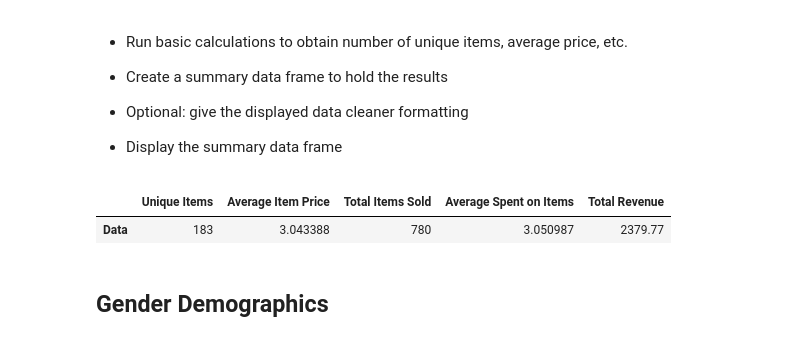
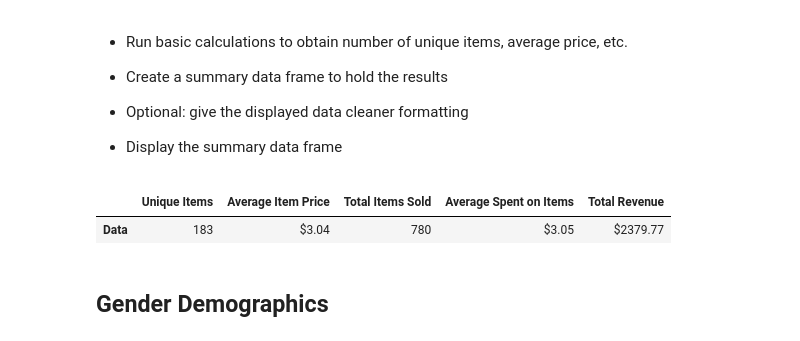
Before and after one commit to bendgame/BootCamp_hw4, a Jupyter notebook: Eric_Kleppen_hw4_Heroes_of_pymoli.ipynb, the cells around one changed output. Drawn from its saved outputs; the diff is of its cells as text; code cells hidden in the pictures.

```diff
--- a/Eric_Kleppen_hw4_Heroes_of_pymoli.ipynb
+++ b/Eric_Kleppen_hw4_Heroes_of_pymoli.ipynb
@@ -53,24 +53,24 @@ Total number of unique players: 576
 # %%
 #Create calculations and a dataframe to display the total purchases analysis
 uniqueItems = df_pd["Item ID"].nunique()
 items_sold = df_pd["Purchase ID"].count()
 totalRev = df_pd["Price"].sum()
-avgPrchs = df_pd["Price"].mean()
+avgPrchs = round(df_pd["Price"].mean(),2)
 
 #Eliminate Duplicate Items before calculating average item price
 t_item_analysis = df_pd[['Item Name', 'Price']]
 t_item_analysis = t_item_analysis.sort_values('Item Name')
 t_item_analysis = t_item_analysis.drop_duplicates()
 
 #average price of items after duplicates removed to get actual item avg price
-avgPrice = t_item_analysis["Price"].mean()
+avgPrice = round(t_item_analysis["Price"].mean(),2)
 
-purchase_summary = pd.DataFrame({"Unique Items": uniqueItems, "Average Item Price":avgPrice, "Total Items Sold":items_sold
-                                 ,"Average Spent on Items": avgPrchs,"Total Revenue":totalRev},index=["Data"])
+purchase_summary = pd.DataFrame({"Unique Items": uniqueItems, "Average Item Price":"${:}".format(avgPrice), "Total Items Sold":items_sold
+                                 ,"Average Spent on Items":"${:}".format(avgPrchs),"Total Revenue":"${:}".format(totalRev)},index=["Data"])
 purchase_summary.head()
 # %% [output]
 |  | Unique Items | Average Item Price | Total Items Sold | Average Spent on Items | Total Revenue |
-| Data | 183 | 3.043388 | 780 | 3.050987 | 2379.77 |
+| Data | 183 | $3.04 | 780 | $3.05 | $2379.77 |
 # %% [markdown]
 ## Gender Demographics
 # %% [markdown]
```
Also changed, not shown: parts of 3 cells of this notebook.
